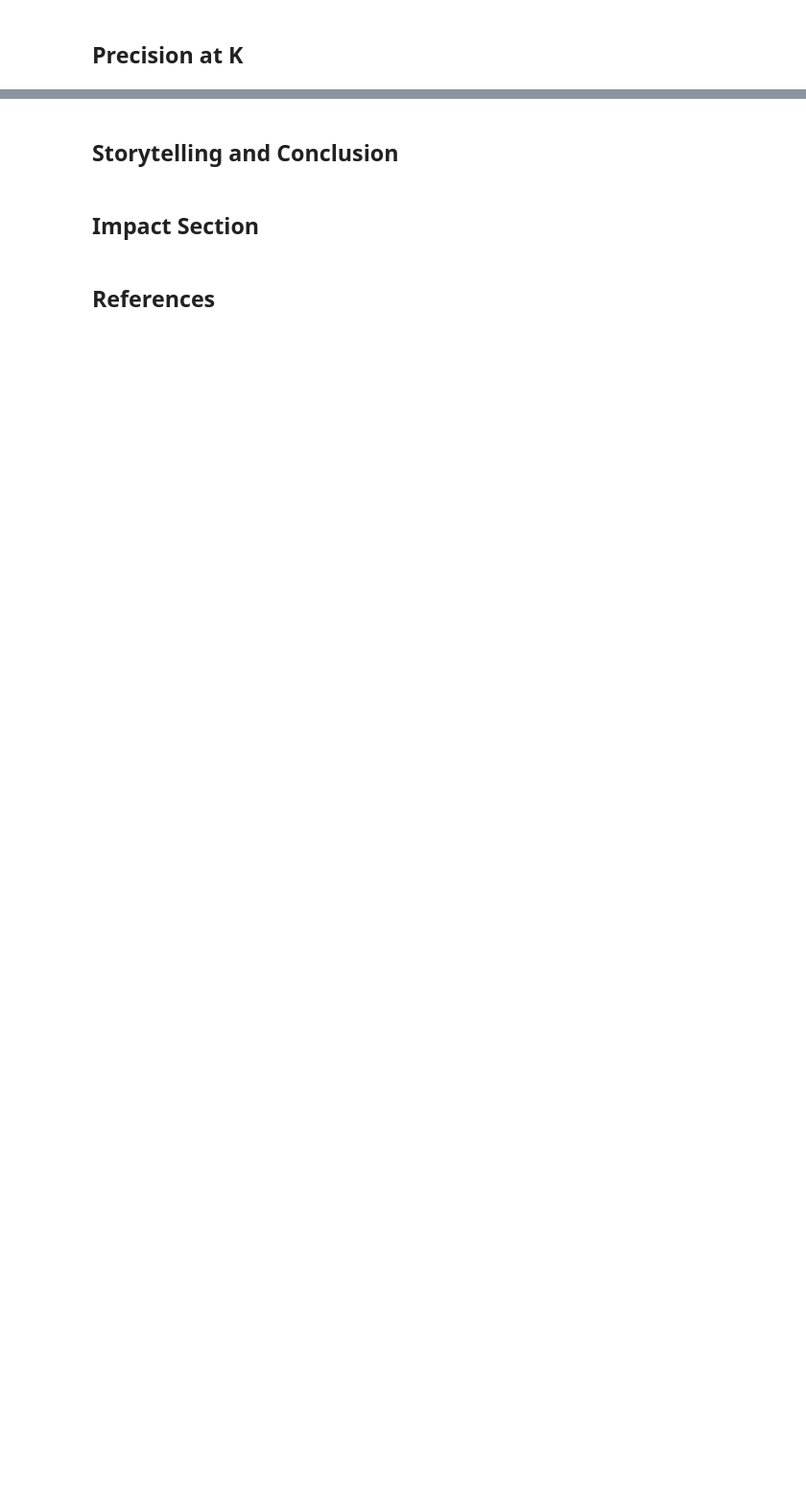
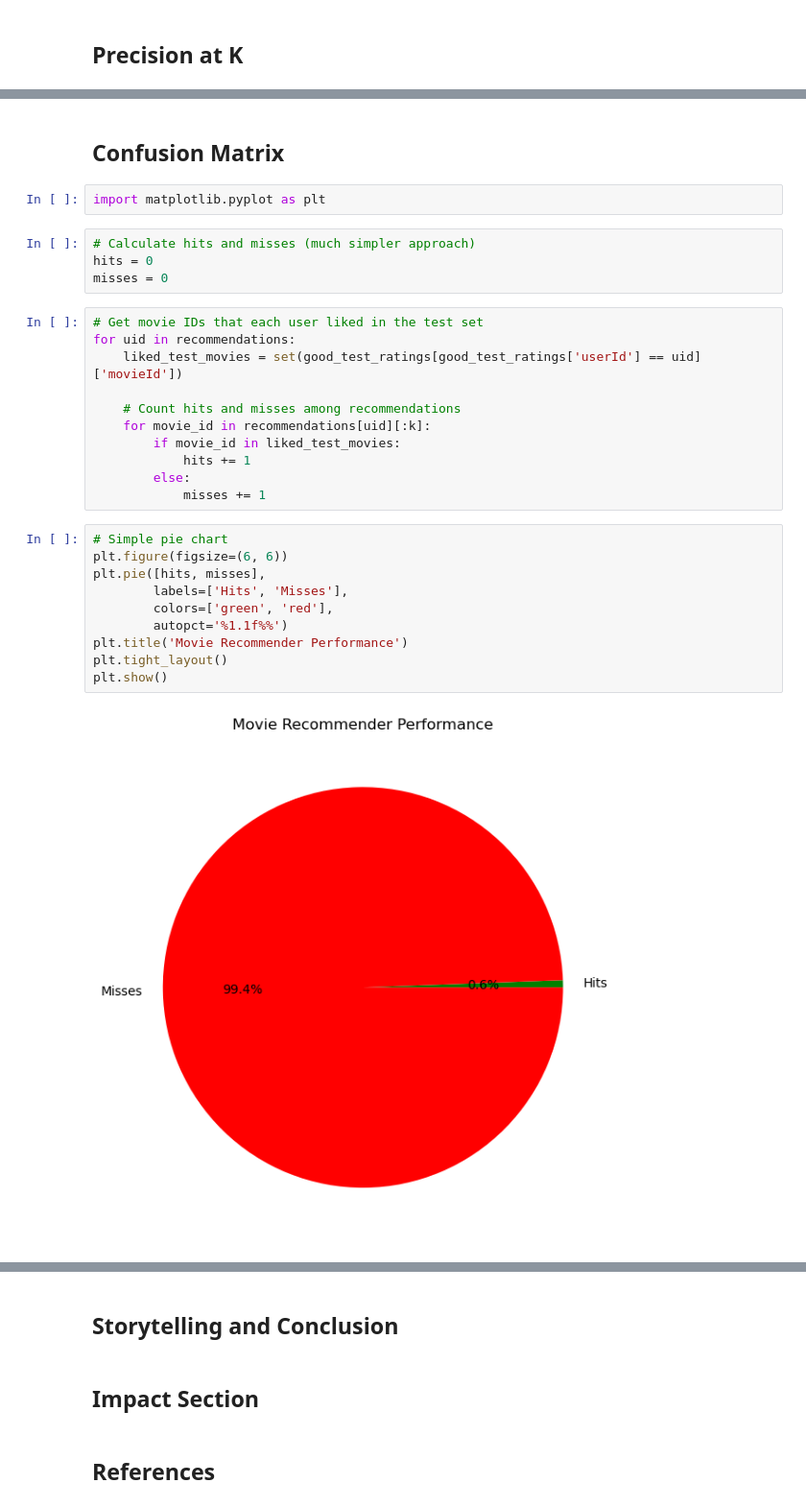
Before and after one commit to YveSSo/3162-FinalProject, a Jupyter notebook: Final Project.ipynb, the cells around one changed output, grey strips where cells are left out. Shown at 96% size. Saved outputs shown, nothing was run; the diff lists cells and outputs as text; blank space fills up the shorter version.

Commit message:
added confusion matrix
Added simple confusion matrix and pie visualization.

```diff
--- a/Final Project.ipynb
+++ b/Final Project.ipynb
@@ -272,0 +273,31 @@ Average Precision at K: 0.006065573770491807
+# %% [markdown]
+## Confusion Matrix
+# %%
+import matplotlib.pyplot as plt
+# %%
+# Calculate hits and misses (much simpler approach)
+hits = 0
+misses = 0
+# %%
+# Get movie IDs that each user liked in the test set
+for uid in recommendations:
+    liked_test_movies = set(good_test_ratings[good_test_ratings['userId'] == uid]['movieId'])
+
+    # Count hits and misses among recommendations
+    for movie_id in recommendations[uid][:k]:
+        if movie_id in liked_test_movies:
+            hits += 1
+        else:
+            misses += 1
+# %%
+# Simple pie chart
+plt.figure(figsize=(6, 6))
+plt.pie([hits, misses],
+        labels=['Hits', 'Misses'],
+        colors=['green', 'red'],
+        autopct='%1.1f%%')
+plt.title('Movie Recommender Performance')
+plt.tight_layout()
+plt.show()
+# %% [output]
+[figure, added]
```
Also changed, not shown: parts of 3 cells of this notebook.
